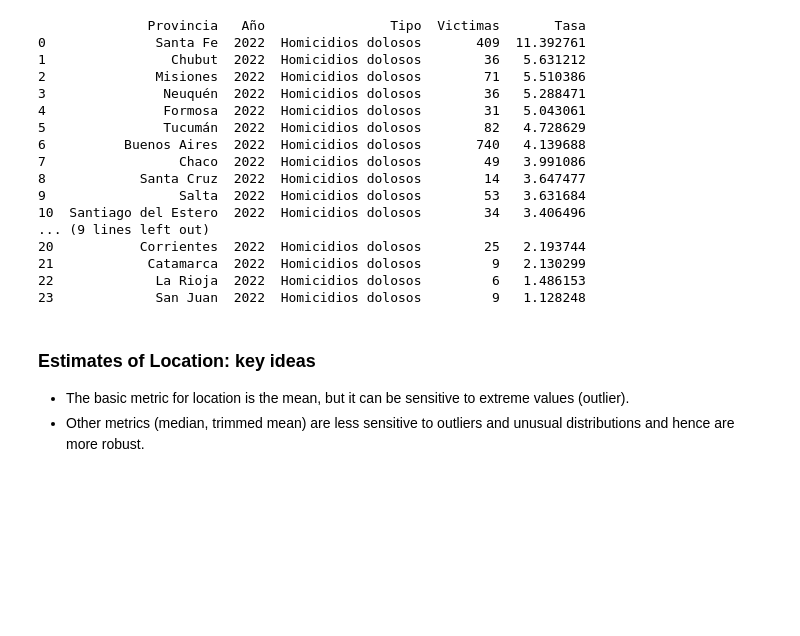
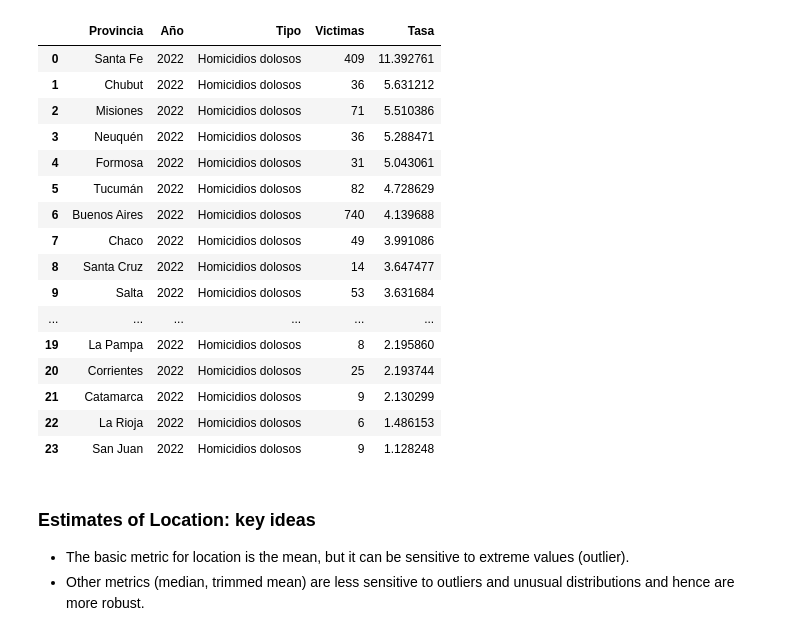
Before and after one commit to matuneville/practical-statistics-book, a Jupyter notebook: src/chapter_01/ExploratoryDataAnalysis_Py.ipynb, the cells around one changed output. Cells and saved outputs as stored; diff of their text form; code cells hidden in the pictures; blank space fills up the shorter version.

```diff
--- a/src/chapter_01/ExploratoryDataAnalysis_Py.ipynb
+++ b/src/chapter_01/ExploratoryDataAnalysis_Py.ipynb
@@ -15,33 +9,33 @@ conn = sqlite3.connect('snic_provincias.db')
 # %%
 # query the database with type wanted
 query = """
     SELECT provincia_nombre AS Provincia, anio AS Año, codigo_delito_snic_nombre AS Tipo,
         cantidad_victimas AS Victimas, tasa_victimas AS Tasa
     FROM prov_stats
     WHERE Año = 2022 AND Tipo = 'Homicidios dolosos'
     ORDER BY Tasa DESC
     """
 
 df = pd.read_sql_query(query, conn)
-print(df)
+df
 # %% [output]
-              Provincia   Año                Tipo  Victimas       Tasa
-0              Santa Fe  2022  Homicidios dolosos       409  11.392761
-1                Chubut  2022  Homicidios dolosos        36   5.631212
-2              Misiones  2022  Homicidios dolosos        71   5.510386
-3               Neuquén  2022  Homicidios dolosos        36   5.288471
-4               Formosa  2022  Homicidios dolosos        31   5.043061
-5               Tucumán  2022  Homicidios dolosos        82   4.728629
-6          Buenos Aires  2022  Homicidios dolosos       740   4.139688
-7                 Chaco  2022  Homicidios dolosos        49   3.991086
-8            Santa Cruz  2022  Homicidios dolosos        14   3.647477
-9                 Salta  2022  Homicidios dolosos        53   3.631684
-10  Santiago del Estero  2022  Homicidios dolosos        34   3.406496
-... (9 lines left out)
-20           Corrientes  2022  Homicidios dolosos        25   2.193744
-21            Catamarca  2022  Homicidios dolosos         9   2.130299
-22             La Rioja  2022  Homicidios dolosos         6   1.486153
-23             San Juan  2022  Homicidios dolosos         9   1.128248
+|  | Provincia | Año | Tipo | Victimas | Tasa |
+| 0 | Santa Fe | 2022 | Homicidios dolosos | 409 | 11.392761 |
+| 1 | Chubut | 2022 | Homicidios dolosos | 36 | 5.631212 |
+| 2 | Misiones | 2022 | Homicidios dolosos | 71 | 5.510386 |
+| 3 | Neuquén | 2022 | Homicidios dolosos | 36 | 5.288471 |
+| 4 | Formosa | 2022 | Homicidios dolosos | 31 | 5.043061 |
+| 5 | Tucumán | 2022 | Homicidios dolosos | 82 | 4.728629 |
+| 6 | Buenos Aires | 2022 | Homicidios dolosos | 740 | 4.139688 |
+| 7 | Chaco | 2022 | Homicidios dolosos | 49 | 3.991086 |
+| 8 | Santa Cruz | 2022 | Homicidios dolosos | 14 | 3.647477 |
+| 9 | Salta | 2022 | Homicidios dolosos | 53 | 3.631684 |
+| ... | ... | ... | ... | ... | ... |
+| 19 | La Pampa | 2022 | Homicidios dolosos | 8 | 2.195860 |
+| 20 | Corrientes | 2022 | Homicidios dolosos | 25 | 2.193744 |
+| 21 | Catamarca | 2022 | Homicidios dolosos | 9 | 2.130299 |
+| 22 | La Rioja | 2022 | Homicidios dolosos | 6 | 1.486153 |
+| 23 | San Juan | 2022 | Homicidios dolosos | 9 | 1.128248 |
 # %% [markdown]
 ### Estimates of Location: key ideas
 - The basic metric for location is the mean, but it can be sensitive to extreme
```
Also changed, not shown: parts of 14 cells of this notebook, 3 other files.
